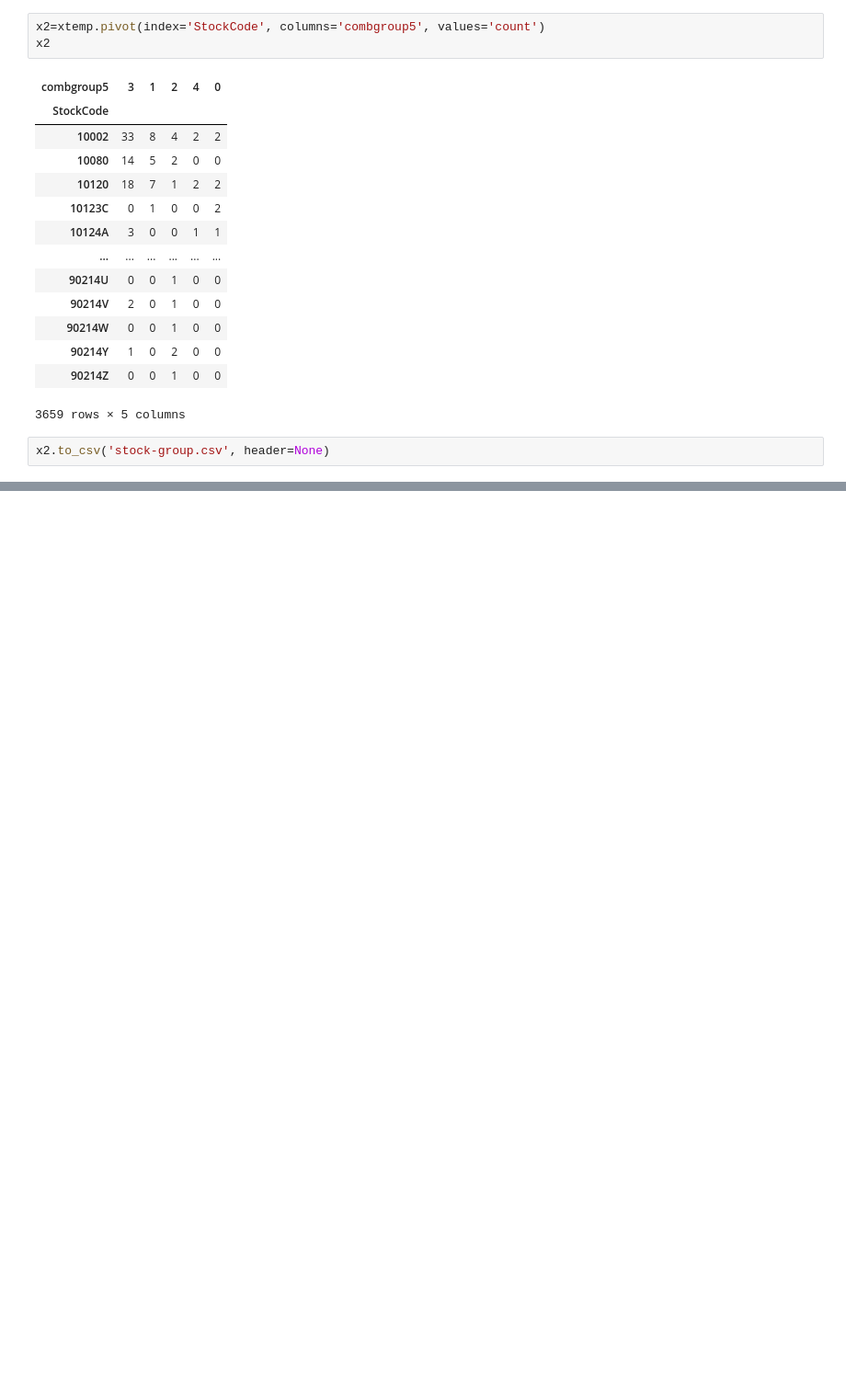
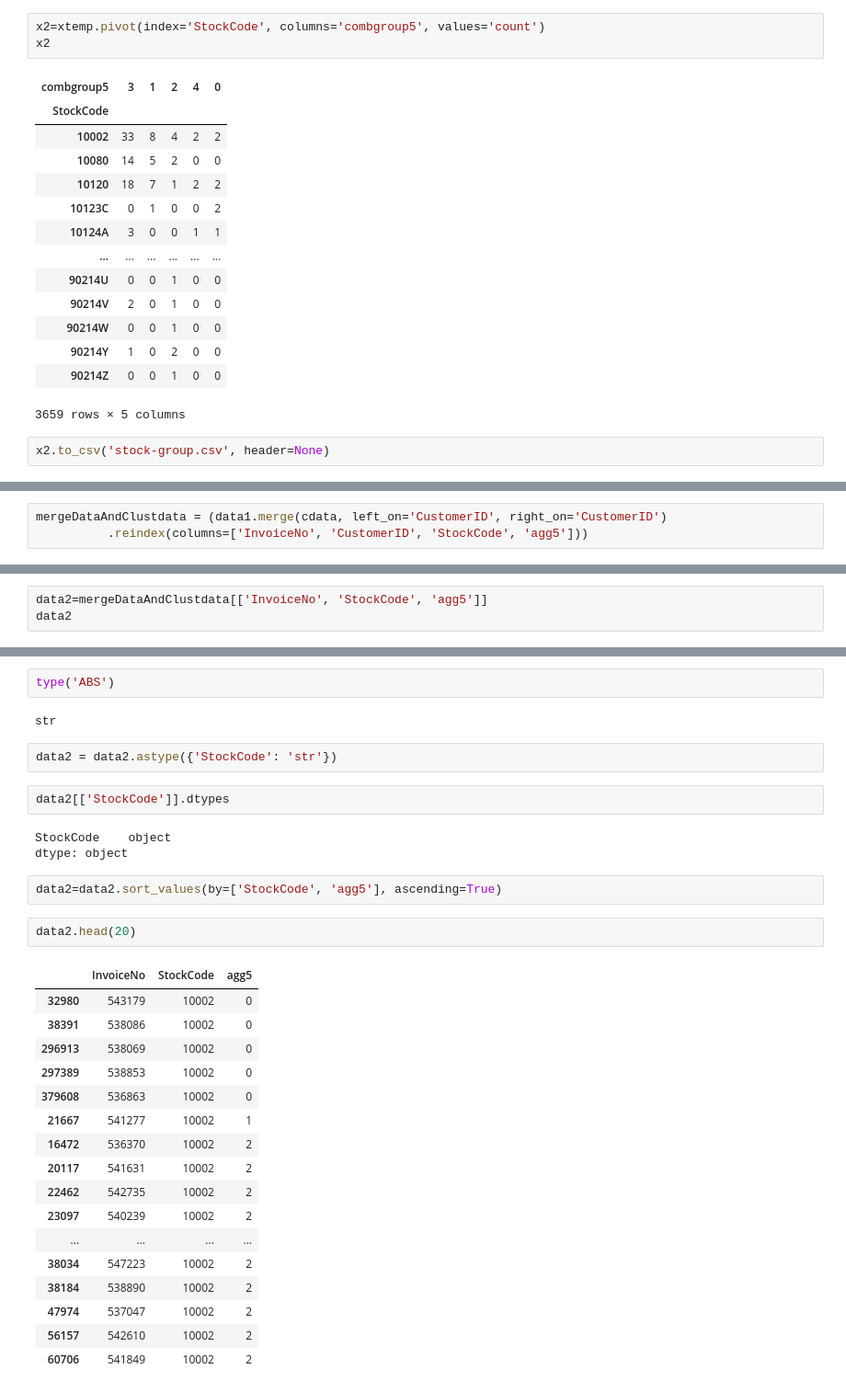
Before and after one commit to vanessalobo/iect-algorithm, a Jupyter notebook: python-notebooks/mapping.ipynb, the cells around one changed output, grey strips where cells are left out. Shown at 92% size. Drawn from its saved outputs; the diff is of its cells as text; blank space fills up the shorter version.

```diff
--- a/python-notebooks/mapping.ipynb
+++ b/python-notebooks/mapping.ipynb
@@ -331,0 +359,3 @@ x2.to_csv('stock-group.csv', header=None)
+# %%
+mergeDataAndClustdata = (data1.merge(cdata, left_on='CustomerID', right_on='CustomerID')
+          .reindex(columns=['InvoiceNo', 'CustomerID', 'StockCode', 'agg5']))
@@ -331,0 +378,3 @@ x2.to_csv('stock-group.csv', header=None)
+# %%
+data2=mergeDataAndClustdata[['InvoiceNo', 'StockCode', 'agg5']]
+data2
@@ -331,0 +419,33 @@ x2.to_csv('stock-group.csv', header=None)
+# %%
+type('ABS')
+# %% [output]
+str
+# %%
+data2 = data2.astype({'StockCode': 'str'})
+# %%
+data2[['StockCode']].dtypes
+# %% [output]
+StockCode    object
+dtype: object
+# %%
+data2=data2.sort_values(by=['StockCode', 'agg5'], ascending=True)
+# %%
+data2.head(20)
+# %% [output]
+|  | InvoiceNo | StockCode | agg5 |
+| 32980 | 543179 | 10002 | 0 |
+| 38391 | 538086 | 10002 | 0 |
+| 296913 | 538069 | 10002 | 0 |
+| 297389 | 538853 | 10002 | 0 |
+| 379608 | 536863 | 10002 | 0 |
+| 21667 | 541277 | 10002 | 1 |
+| 16472 | 536370 | 10002 | 2 |
+| 20117 | 541631 | 10002 | 2 |
+| 22462 | 542735 | 10002 | 2 |
+| 23097 | 540239 | 10002 | 2 |
+| ... | ... | ... | ... |
+| 38034 | 547223 | 10002 | 2 |
+| 38184 | 538890 | 10002 | 2 |
+| 47974 | 537047 | 10002 | 2 |
+| 56157 | 542610 | 10002 | 2 |
+| 60706 | 541849 | 10002 | 2 |
```
Also changed, not shown: parts of 63 cells of this notebook.
